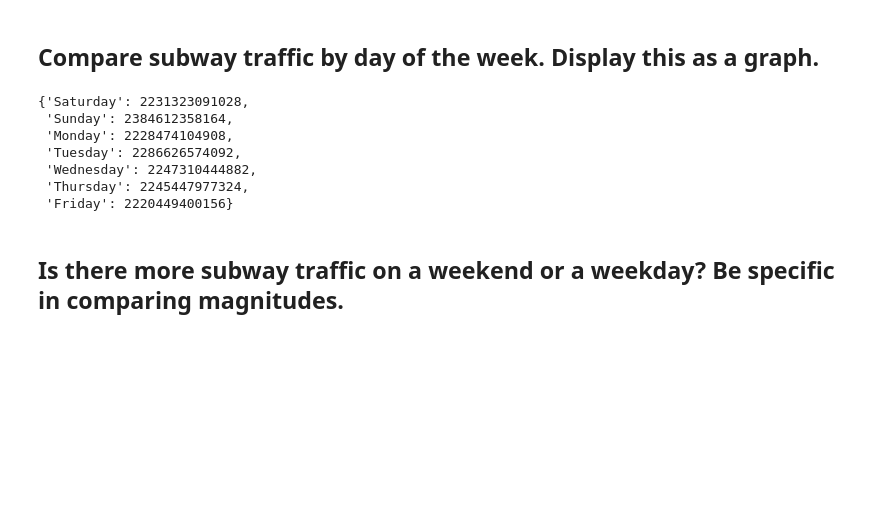
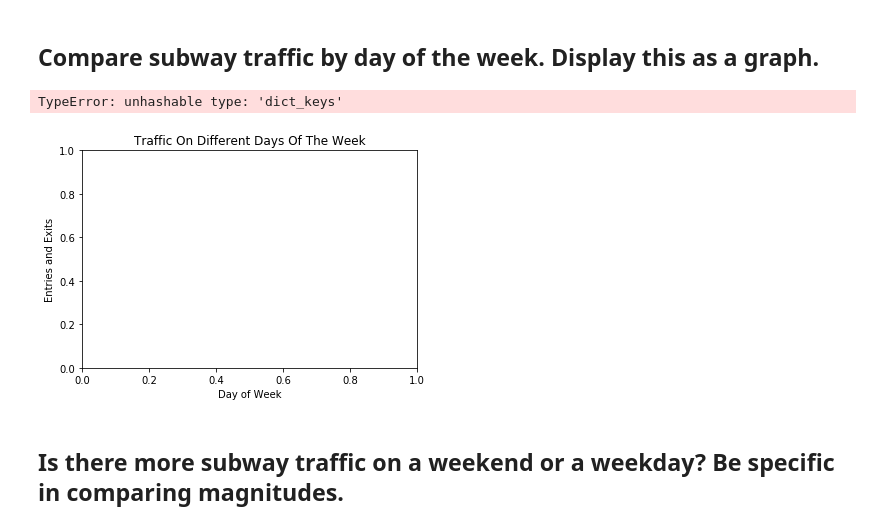
Before and after one commit to georgewillben/dsc-0-03-08-understanding-pandas-series-and-dataframes-lab-online-ds-pt-100118, a Jupyter notebook: index.ipynb, the cells around one changed output. Drawn from its saved outputs; the diff is of its cells as text; code cells hidden in the pictures; blank space fills up the shorter version.

```diff
--- a/index.ipynb
+++ b/index.ipynb
@@ -115,28 +115,23 @@ Index(['linename', 'c/a', 'unit', 'scp', 'station', 'division', 'date', 'time',
 # %%
 #Your code here
 df.date = pd.to_datetime(df.date, format = '%m/%d/%Y')
 df.loc[:,'weekday'] = df.date.dt.day_name()
 df.loc[:,'traffic'] = df.loc[:,'entries'] + df.loc[:,'entries']
 
 
 xy = {}
 for day in df.weekday.unique():
     total_traffic = 0
     total_traffic += sum(df.loc[df['weekday']==day,'traffic'])
     xy.update({day:total_traffic})
-#plt.title('Traffic on different days of the week'.title())
-#plt.ylabel('Entries and Exits')
-#plt.xlabel('Day of Week')
+plt.title('Traffic on different days of the week'.title())
+plt.ylabel('Entries and Exits')
+plt.xlabel('Day of Week')
 plt.bar(xy.keys(),xy.values())
 plt.show()
 # %% [output]
-{'Saturday': 2231323091028,
- 'Sunday': 2384612358164,
- 'Monday': 2228474104908,
- 'Tuesday': 2286626574092,
- 'Wednesday': 2247310444882,
- 'Thursday': 2245447977324,
- 'Friday': 2220449400156}
+TypeError: unhashable type: 'dict_keys'
+[figure, added]
 # %% [markdown]
 ## Is there more subway traffic on a weekend or a weekday?    Be specific in comparing magnitudes.
 # %%
```
